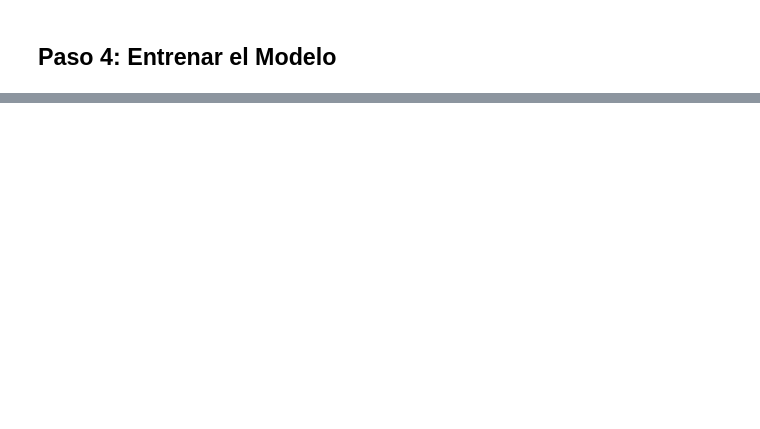
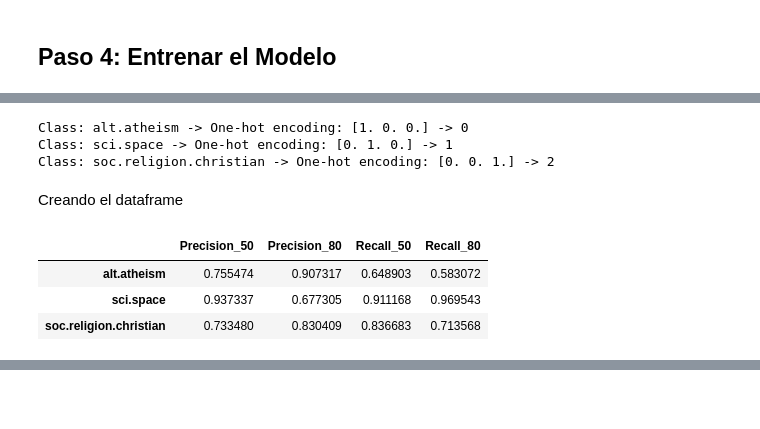
Before and after one commit to LeninGF/CoursesNotes, a Jupyter notebook: InteligenciaArtificalGenerativa/Problems/multi-class/EjercicioMultiClassClassification-IAG-2024B_LeninFalconi.ipynb, the cells around one changed output, grey strips where cells are left out. Saved outputs shown, nothing was run; the diff lists cells and outputs as text; code cells hidden in the pictures; blank space fills up the shorter version.

```diff
--- a/InteligenciaArtificalGenerativa/Problems/multi-class/EjercicioMultiClassClassification-IAG-2024B_LeninFalconi.ipynb
+++ b/InteligenciaArtificalGenerativa/Problems/multi-class/EjercicioMultiClassClassification-IAG-2024B_LeninFalconi.ipynb
@@ -139,0 +154,10 @@ model.evaluate(X_test, Y_test)
+# %%
+import numpy as np
+from sklearn.metrics import classification_report, confusion_matrix, ConfusionMatrixDisplay
+
+predictions = model.predict(X_test)
+y_pred = np.argmax(predictions, axis=1)
+y_true = np.argmax(Y_test, axis=1)
+
+target_names = news_test.target_names
+target_names
@@ -139,0 +189,42 @@ model.evaluate(X_test, Y_test)
+# %%
+# Convert class indices to one-hot encoded vectors
+class_indices = np.arange(len(news_test.target_names))
+one_hot_encodings = to_categorical(class_indices)
+
+# Print the mappings
+for index, label in enumerate(news_test.target_names):
+    print(f"Class: {label} -> One-hot encoding: {one_hot_encodings[index]} -> {np.argmax(one_hot_encodings[index])}")
+# %% [output]
+Class: alt.atheism -> One-hot encoding: [1. 0. 0.] -> 0
+Class: sci.space -> One-hot encoding: [0. 1. 0.] -> 1
+Class: soc.religion.christian -> One-hot encoding: [0. 0. 1.] -> 2
+# %%
+DEFAULT_CLASS = 1
+# umbral 0.5
+y_pred_50 = [np.argmax(x) if np.max(x) >= 0.5 else DEFAULT_CLASS for x in predictions ]
+
+# umbral 0.8
+y_pred_80 = [np.argmax(x) if np.max(x) >= 0.8 else DEFAULT_CLASS for x in predictions ]
+# %% [markdown]
+Creando el dataframe
+# %%
+import pandas as pd
+from sklearn.metrics import precision_score, recall_score
+trade_off = pd.DataFrame({'Precision_50': precision_score(y_true=y_true,
+                                                          y_pred=y_pred_50,
+                                                          average=None),
+                          'Precision_80': precision_score(y_true=y_true,
+                                                          y_pred=y_pred_80,
+                                                          average=None),
+                          'Recall_50': recall_score(y_true=y_true,
+                                                    y_pred=y_pred_50,
+                                                    average=None),
+                          'Recall_80': recall_score(y_true=y_true,
+                                                    y_pred=y_pred_80,
+                                                    average=None)}, index=news_test.target_names)
+trade_off
+# %% [output]
+|  | Precision_50 | Precision_80 | Recall_50 | Recall_80 |
+| alt.atheism | 0.755474 | 0.907317 | 0.648903 | 0.583072 |
+| sci.space | 0.937337 | 0.677305 | 0.911168 | 0.969543 |
+| soc.religion.christian | 0.733480 | 0.830409 | 0.836683 | 0.713568 |
```
Also changed, not shown: parts of 12 cells of this notebook.
